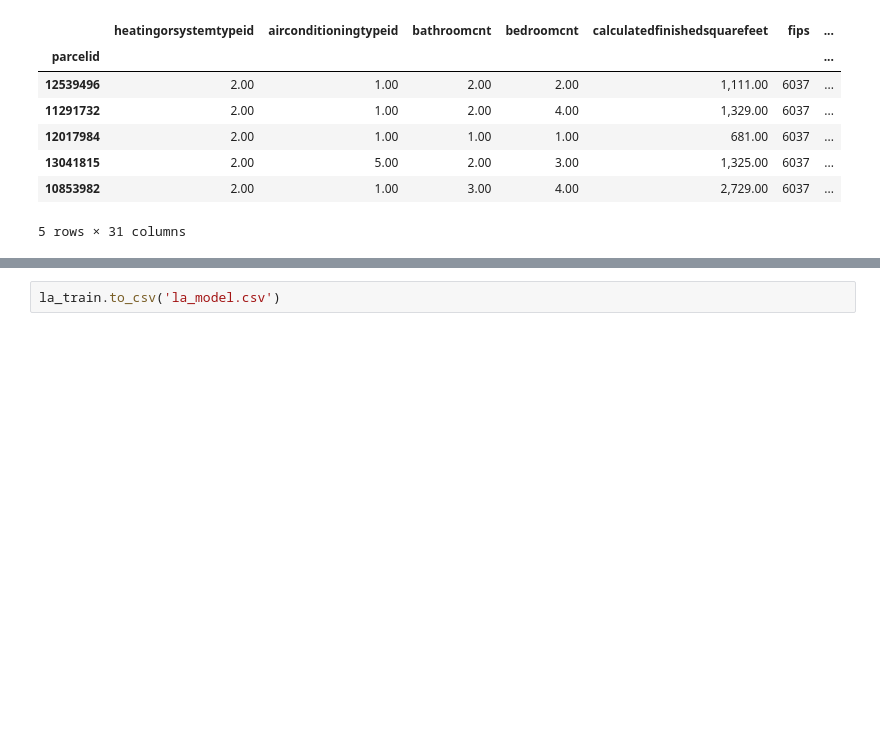
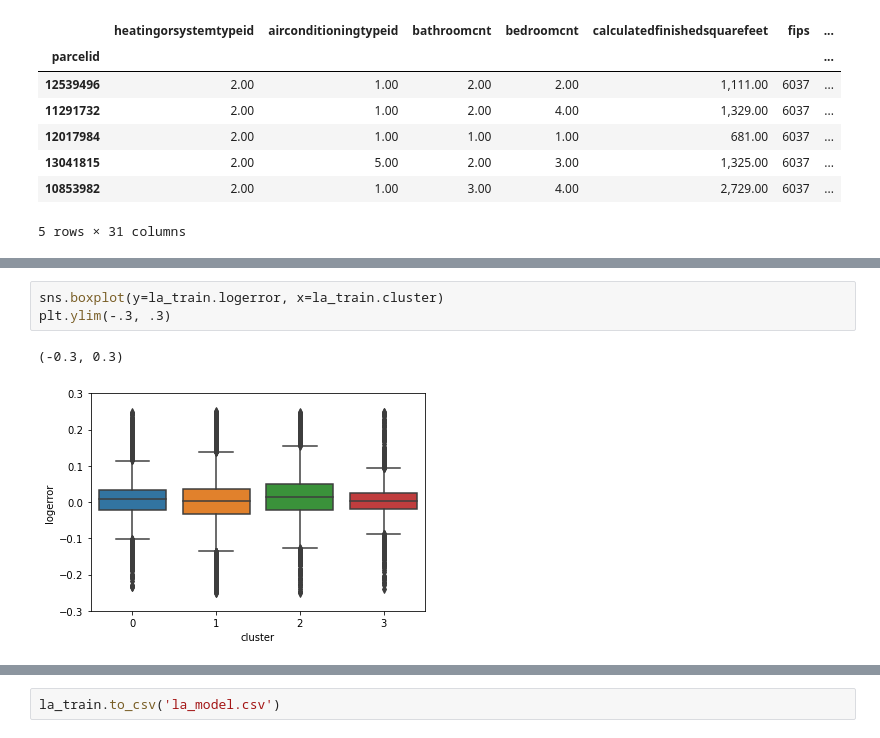
Before and after one commit to davidb-and-john/clustering-project, a Jupyter notebook: final_cluster_model.ipynb, the cells around one changed output, grey strips where cells are left out. Cells and saved outputs as stored; diff of their text form; blank space fills up the shorter version.

```diff
--- a/final_cluster_model.ipynb
+++ b/final_cluster_model.ipynb
@@ -446,3 +455,9 @@ sns.relplot(data=la_train, x='calculatedfinishedsquarefeet', y='latitude', hue='
+# %%
+sns.boxplot(y=la_train.logerror, x=la_train.cluster)
+plt.ylim(-.3, .3)
+# %% [output]
+(-0.3, 0.3)
+[figure, added]
 # %%
 la_train.groupby('fips').cluster.value_counts()
 # %% [output]
```
Also changed, not shown: parts of 62 cells of this notebook, 4 other files.
